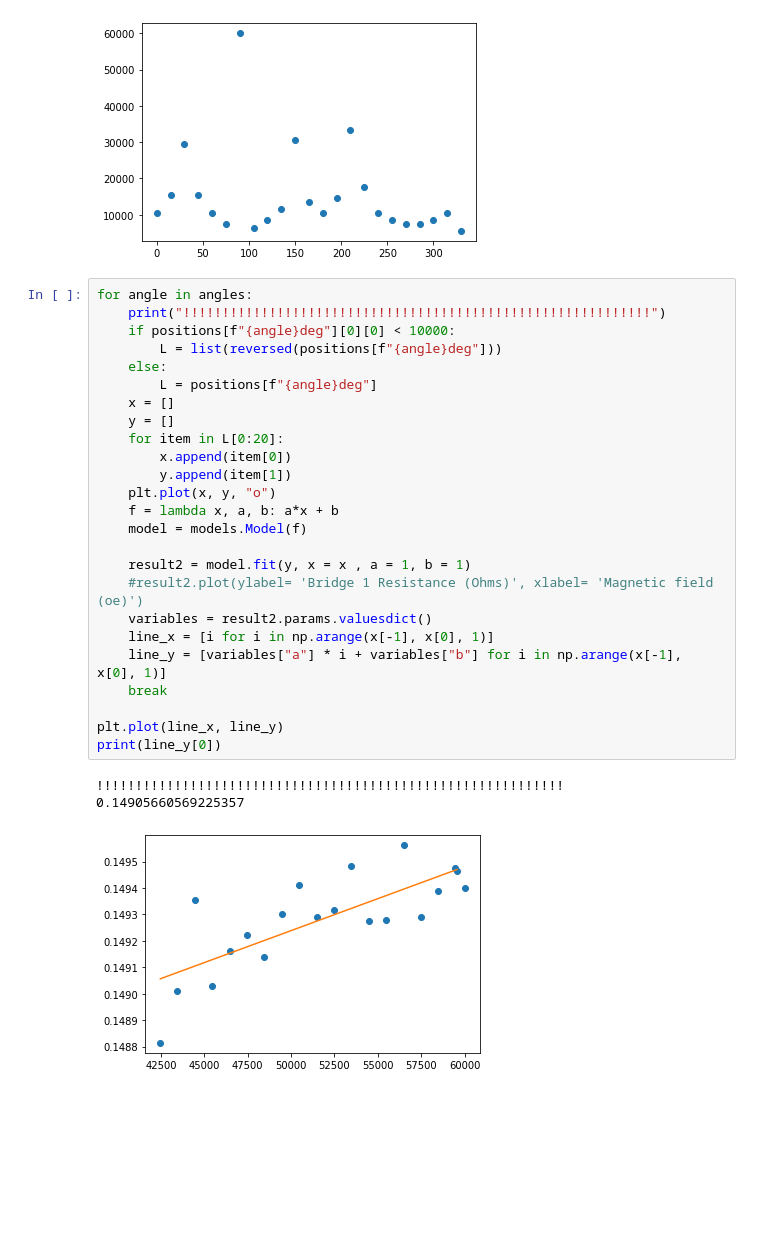
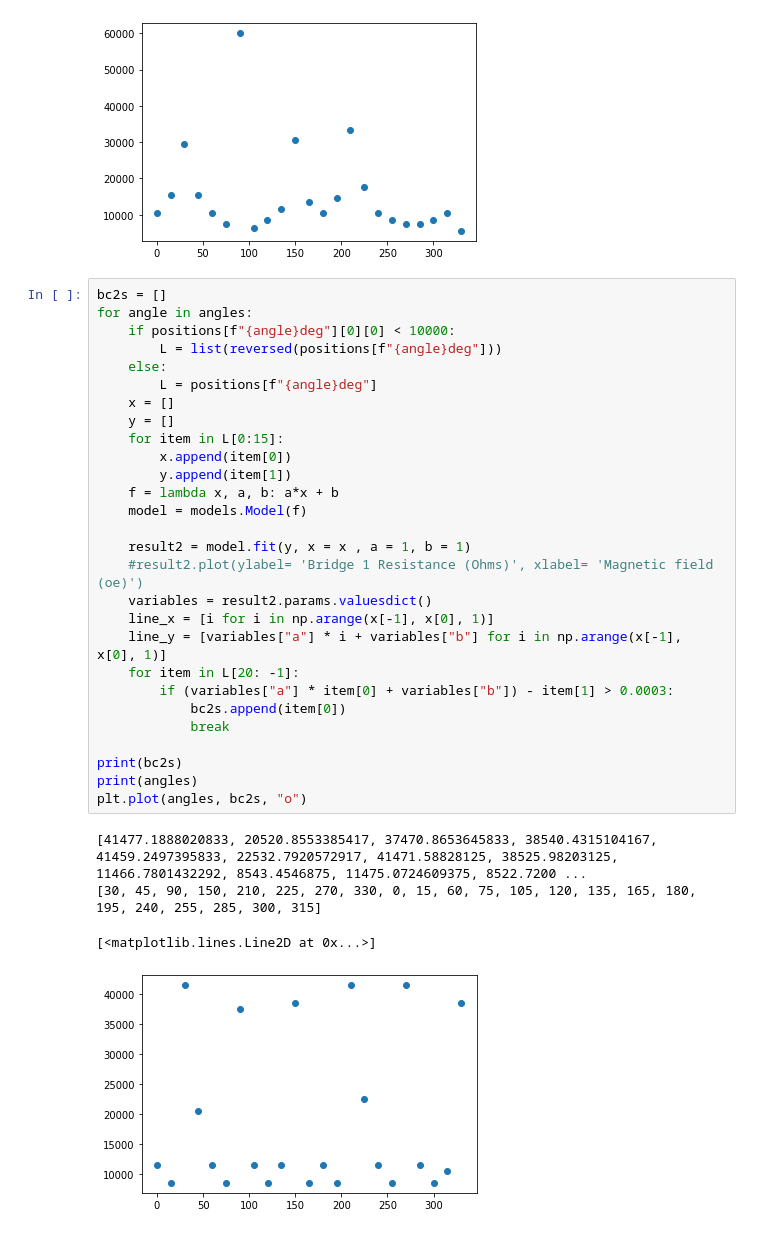
Before and after one commit to DerkNiessink/research-practicum, a Jupyter notebook: research.ipynb, the cells around one changed output. Saved outputs shown, nothing was run; the diff lists cells and outputs as text; blank space fills up the shorter version.

```diff
--- a/research.ipynb
+++ b/research.ipynb
@@ -393,31 +393,35 @@ plt.plot(angles, bc2s2, "o")
 [<matplotlib.lines.Line2D at 0x...>]
 [figure]
 # %%
+bc2s = []
 for angle in angles:
-    print("!!!!!!!!!!!!!!!!!!!!!!!!!!!!!!!!!!!!!!!!!!!!!!!!!!!!!!!!!!!!")
     if positions[f"{angle}deg"][0][0] < 10000:
         L = list(reversed(positions[f"{angle}deg"]))
     else:
         L = positions[f"{angle}deg"]
     x = []
     y = []
-    for item in L[0:20]:
+    for item in L[0:15]:
         x.append(item[0])
         y.append(item[1])
-    plt.plot(x, y, "o")
     f = lambda x, a, b: a*x + b
     model = models.Model(f)
 
     result2 = model.fit(y, x = x , a = 1, b = 1)
     #result2.plot(ylabel= 'Bridge 1 Resistance (Ohms)', xlabel= 'Magnetic field (oe)')
     variables = result2.params.valuesdict()
     line_x = [i for i in np.arange(x[-1], x[0], 1)]
     line_y = [variables["a"] * i + variables["b"] for i in np.arange(x[-1], x[0], 1)]
-    break
+    for item in L[20: -1]:
+        if (variables["a"] * item[0] + variables["b"]) - item[1] > 0.0003:
+            bc2s.append(item[0])
+            break
 
-plt.plot(line_x, line_y)
-print(line_y[0])
+print(bc2s)
+print(angles)
+plt.plot(angles, bc2s, "o")
 # %% [output]
-!!!!!!!!!!!!!!!!!!!!!!!!!!!!!!!!!!!!!!!!!!!!!!!!!!!!!!!!!!!!
-0.14905660569225357
+[41477.1888020833, 20520.8553385417, 37470.8653645833, 38540.4315104167, 41459.2497395833, 22532.7920572917, 41471.58828125, 38525.98203125, 11466.7801432292, 8543.4546875, 11475.0724609375, 8522.7200 ...
+[30, 45, 90, 150, 210, 225, 270, 330, 0, 15, 60, 75, 105, 120, 135, 165, 180, 195, 240, 255, 285, 300, 315]
+[<matplotlib.lines.Line2D at 0x...>]
-[figure, old version]
+[figure, new version]
```
